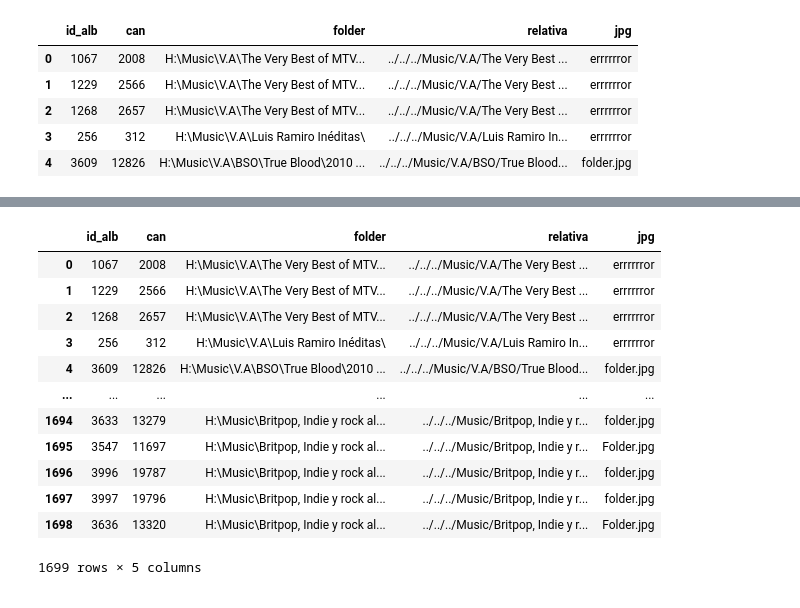
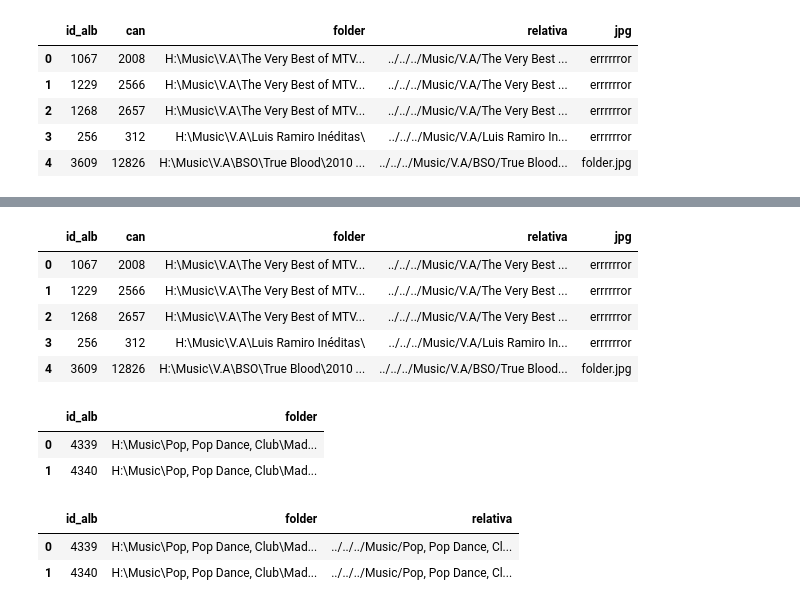
Before and after one commit to emarfer/musicable, a Jupyter notebook: notebooks_pruebas/18_búsqueda_fotos.ipynb, the cells around one changed output, grey strips where cells are left out. Drawn from its saved outputs; the diff is of its cells as text; code cells hidden in the pictures.

```diff
--- a/notebooks_pruebas/18_búsqueda_fotos.ipynb
+++ b/notebooks_pruebas/18_búsqueda_fotos.ipynb
@@ -216,5 +202,5 @@ carpes[carpes['jpg'] != 'errrrrror'][['id_alb','jpg']]
 # %%
-carpes
+carpes.head()
 # %% [output]
 |  | id_alb | can | folder | relativa | jpg |
 | 0 | 1067 | 2008 | H:\Music\V.A\The Very Best of MTV... | ../../../Music/V.A/The Very Best ... | errrrrror |
@@ -222,11 +208,4 @@ carpes
 | 2 | 1268 | 2657 | H:\Music\V.A\The Very Best of MTV... | ../../../Music/V.A/The Very Best ... | errrrrror |
 | 3 | 256 | 312 | H:\Music\V.A\Luis Ramiro Inéditas\ | ../../../Music/V.A/Luis Ramiro In... | errrrrror |
 | 4 | 3609 | 12826 | H:\Music\V.A\BSO\True Blood\2010 ... | ../../../Music/V.A/BSO/True Blood... | folder.jpg |
-| ... | ... | ... | ... | ... | ... |
-| 1694 | 3633 | 13279 | H:\Music\Britpop, Indie y rock al... | ../../../Music/Britpop, Indie y r... | folder.jpg |
-| 1695 | 3547 | 11697 | H:\Music\Britpop, Indie y rock al... | ../../../Music/Britpop, Indie y r... | Folder.jpg |
-| 1696 | 3996 | 19787 | H:\Music\Britpop, Indie y rock al... | ../../../Music/Britpop, Indie y r... | folder.jpg |
-| 1697 | 3997 | 19796 | H:\Music\Britpop, Indie y rock al... | ../../../Music/Britpop, Indie y r... | folder.jpg |
-| 1698 | 3636 | 13320 | H:\Music\Britpop, Indie y rock al... | ../../../Music/Britpop, Indie y r... | Folder.jpg |
-1699 rows × 5 columns
 # %%
@@ -238,0 +218,18 @@ for i,r in carpes[carpes['jpg']!= 'errrrrror'].iterrows():
+# %%
+point = 34679
+# %%
+dfjpg = sqt.jpgalbum(point)
+# %%
+dfjpg
+# %% [output]
+|  | id_alb | folder |
+| 0 | 4339 | H:\Music\Pop, Pop Dance, Club\Mad... |
+| 1 | 4340 | H:\Music\Pop, Pop Dance, Club\Mad... |
+# %%
+dfjpg['relativa'] = dfjpg.folder.str.replace('\\','/',regex=True).str.replace('H:','../../..',regex=True)
+# %%
+dfjpg
+# %% [output]
+|  | id_alb | folder | relativa |
+| 0 | 4339 | H:\Music\Pop, Pop Dance, Club\Mad... | ../../../Music/Pop, Pop Dance, Cl... |
+| 1 | 4340 | H:\Music\Pop, Pop Dance, Club\Mad... | ../../../Music/Pop, Pop Dance, Cl... |
```
Also changed, not shown: parts of 9 cells of this notebook, 1 other file.
